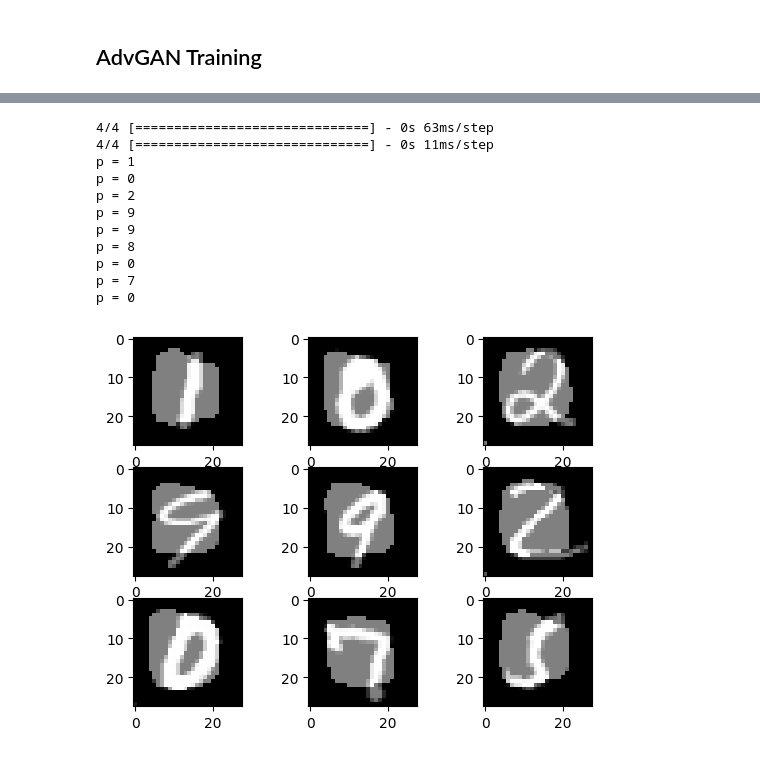
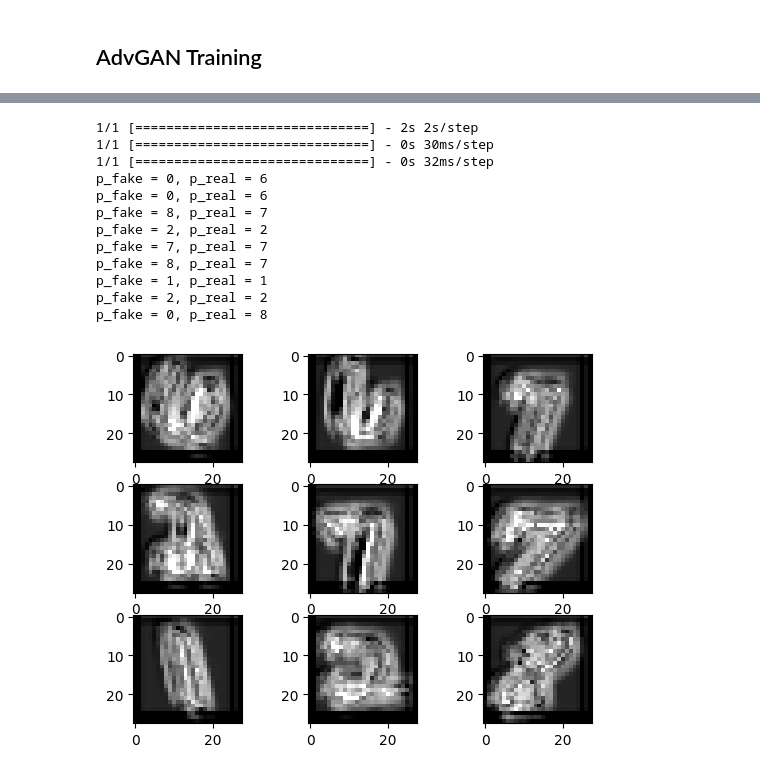
Before and after one commit to Phoebzo/DV2607-Project, a Jupyter notebook: main.ipynb, the cells around one changed output, grey strips where cells are left out. Cells and saved outputs as stored; diff of their text form; code cells hidden in the pictures.

```diff
--- a/main.ipynb
+++ b/main.ipynb
@@ -335,25 +399,28 @@ Total loss = 2.1529719829559326
 # %%
-x_real = np.array(random.choices(train_X, k=BATCH_SIZE))
+x_real = np.array(random.choices(test_X, k=9))
 
 perturbations = adv_generator.predict(x_real)
-x_fake = np.add(x_real, perturbations)
+x_fake = tf.add(x_real, perturbations)
+x_fake = tf.clip_by_value(x_fake, 0, 1) # Values in image is [0,1]
 x_fake_labels = model.predict(x_fake)
+x_real_labels = model.predict(x_real)
 
 for i in range(9):
     fig = plt.subplot(3, 3, i+1)
-    plt.imshow(x_fake[i], cmap=plt.get_cmap('gray'))
-    print(f'p = {np.argmax(x_fake_labels[i])}')
+    fig.imshow(x_fake[i], cmap=plt.get_cmap('gray'))
+    print(f'p_fake = {np.argmax(x_fake_labels[i])}, p_real = {np.argmax(x_real_labels[i])}')
 plt.show()
 # %% [output]
-4/4 [==============================] - 0s 63ms/step
-4/4 [==============================] - 0s 11ms/step
-p = 1
-p = 0
-p = 2
-p = 9
-p = 9
-p = 8
-p = 0
-p = 7
-p = 0
+1/1 [==============================] - 2s 2s/step
+1/1 [==============================] - 0s 30ms/step
+1/1 [==============================] - 0s 32ms/step
+p_fake = 0, p_real = 6
+p_fake = 0, p_real = 6
+p_fake = 8, p_real = 7
+p_fake = 2, p_real = 2
+p_fake = 7, p_real = 7
+p_fake = 8, p_real = 7
+p_fake = 1, p_real = 1
+p_fake = 2, p_real = 2
+p_fake = 0, p_real = 8
-[figure, old version]
+[figure, new version]
```
Also changed, not shown: parts of 9 cells of this notebook, 8 other files.
